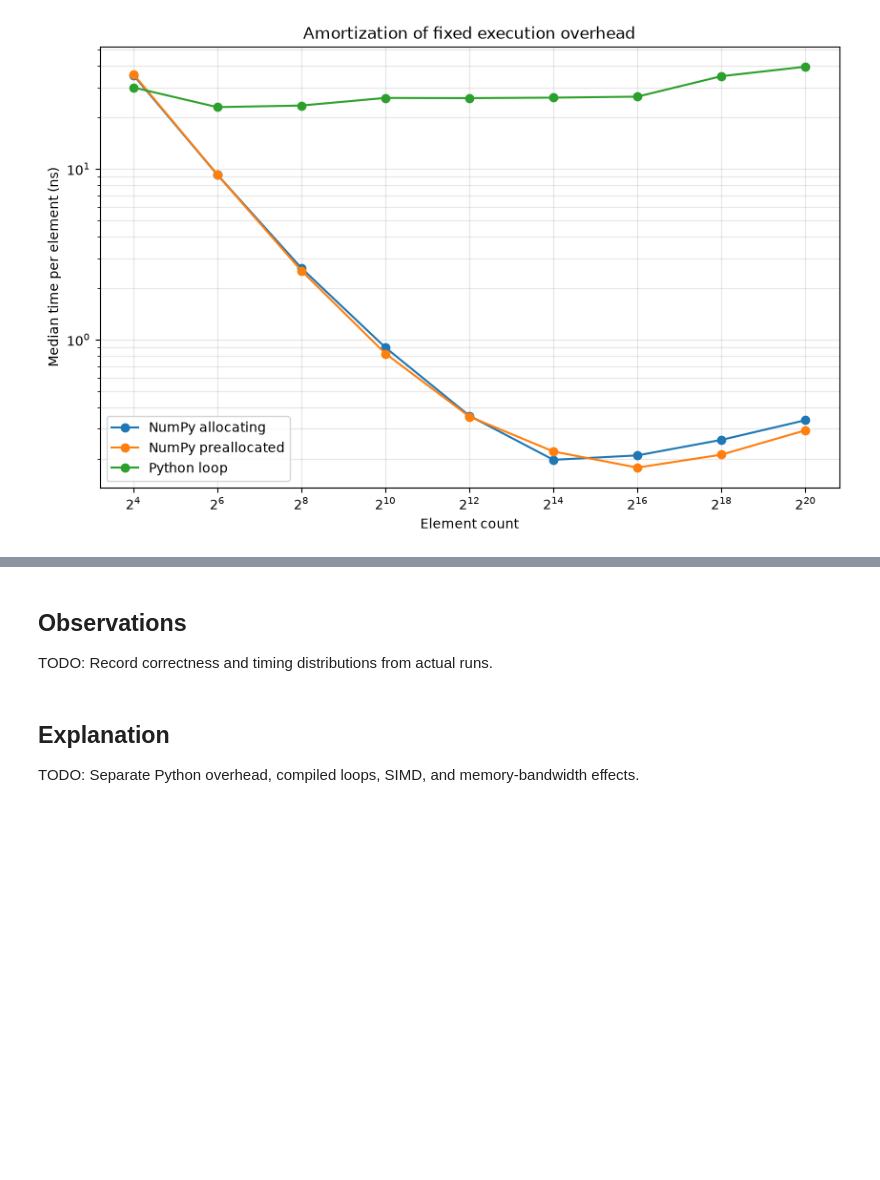
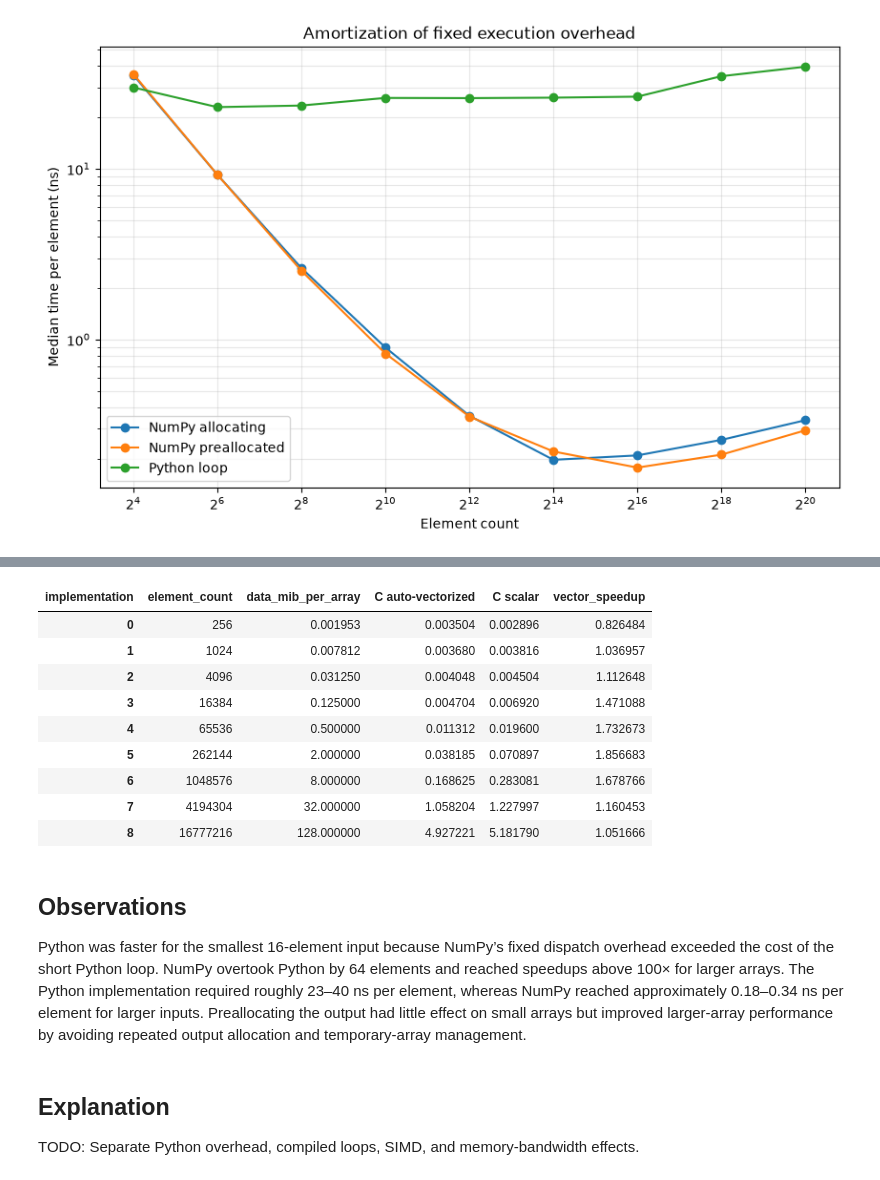
Before and after one commit to coert/dgx-spark-lab, a Jupyter notebook: experiments/00-foundations/04-vectorization.ipynb, the cells around one changed output, grey strips where cells are left out. Saved outputs shown, nothing was run; the diff lists cells and outputs as text; code cells hidden in the pictures; blank space fills up the shorter version.

```diff
--- a/experiments/00-foundations/04-vectorization.ipynb
+++ b/experiments/00-foundations/04-vectorization.ipynb
@@ -397,7 +678,30 @@ plt.show()
+# %%
+native_comparison = native_results.pivot(
+    index=["element_count", "data_mib_per_array"],
+    columns="implementation",
+    values="median_ms",
+).reset_index()
+
+native_comparison["vector_speedup"] = (
+    native_comparison["C scalar"] / native_comparison["C auto-vectorized"]
+)
+
+native_comparison
+# %% [output]
+| implementation | element_count | data_mib_per_array | C auto-vectorized | C scalar | vector_speedup |
+| 0 | 256 | 0.001953 | 0.003504 | 0.002896 | 0.826484 |
+| 1 | 1024 | 0.007812 | 0.003680 | 0.003816 | 1.036957 |
+| 2 | 4096 | 0.031250 | 0.004048 | 0.004504 | 1.112648 |
+| 3 | 16384 | 0.125000 | 0.004704 | 0.006920 | 1.471088 |
+| 4 | 65536 | 0.500000 | 0.011312 | 0.019600 | 1.732673 |
+| 5 | 262144 | 2.000000 | 0.038185 | 0.070897 | 1.856683 |
+| 6 | 1048576 | 8.000000 | 0.168625 | 0.283081 | 1.678766 |
+| 7 | 4194304 | 32.000000 | 1.058204 | 1.227997 | 1.160453 |
+| 8 | 16777216 | 128.000000 | 4.927221 | 5.181790 | 1.051666 |
 # %% [markdown]
 ## Observations
 
-TODO: Record correctness and timing distributions from actual runs.
+Python was faster for the smallest 16-element input because NumPy’s fixed dispatch overhead exceeded the cost of the short Python loop. NumPy overtook Python by 64 elements and reached speedups above 100× for larger arrays. The Python implementation required roughly 23–40 ns per element, whereas NumPy reached approximately 0.18–0.34 ns per element for larger inputs. Preallocating the output had little effect on small arrays but improved larger-array performance by avoiding repeated output allocation and temporary-array management.
 # %% [markdown]
 ## Explanation
 
```
Also changed, not shown: parts of 4 cells of this notebook.
